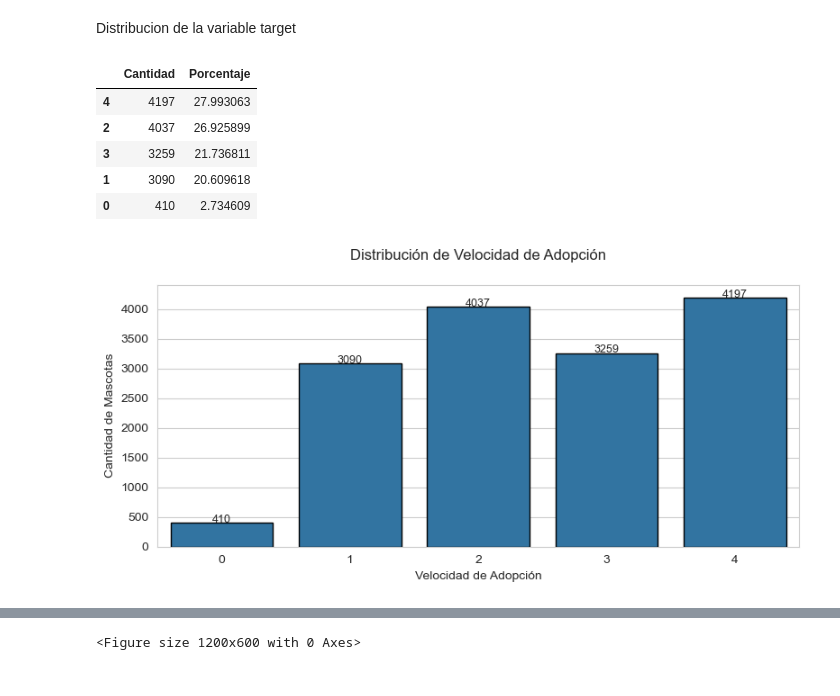
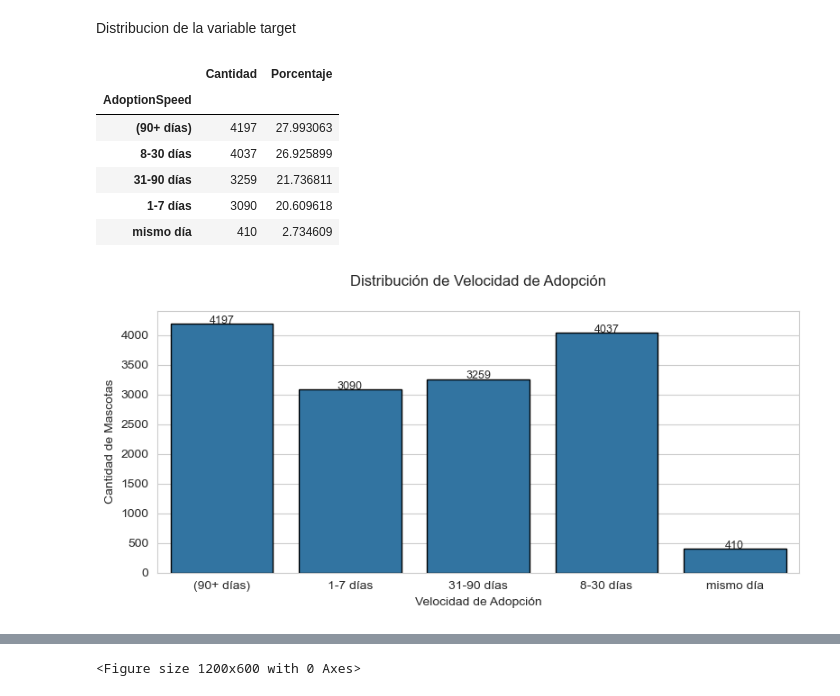
Before and after one commit to ctalamilla/austral-mcd-ldi2, a Jupyter notebook: TP_Grupo7_LDI2.ipynb, the cells around one changed output, grey strips where cells are left out. Saved outputs shown, nothing was run; the diff lists cells and outputs as text; code cells hidden in the pictures.

```diff
--- a/TP_Grupo7_LDI2.ipynb
+++ b/TP_Grupo7_LDI2.ipynb
@@ -65,9 +110,9 @@ print(os.listdir("./input/petfinder-adoption-prediction"))
 # %%
-breeds = pd.read_csv('./input/petfinder-adoption-prediction/breed_labels.csv')
-colors = pd.read_csv('./input/petfinder-adoption-prediction/color_labels.csv')
-states = pd.read_csv('./input/petfinder-adoption-prediction/state_labels.csv')
+breeds = pd.read_csv(f'{main_path}breed_labels.csv', dtype=breeds_dtypes)
+colors = pd.read_csv(f'{main_path}color_labels.csv',  dtype=colors_dtypes)
+states = pd.read_csv('./input/petfinder-adoption-prediction/state_labels.csv', dtype=states_dtypes)
 
-train = pd.read_csv('./input/petfinder-adoption-prediction/train/train.csv')
+train = pd.read_csv(f'{main_path}train/train.csv', dtype=train_dtypes)
 
 df = train.copy()
 # %% [markdown]
@@ -96,3 +161,34 @@ df.sample(3).T
 df.shape
 # %% [output]
 (14993, 24)
+# %%
+# Diccionarios de mapeo basados en tu descripción
+map_type = {1: 'Perro', 2: 'Gato'}
+map_gender = {1: 'Macho', 2: 'Hembra', 3: 'Mixto'}
+map_maturity = {1: 'Pequeño', 2: 'Mediano', 3: 'Grande', 4: 'Extra grande', 0: 'No especificado'}
+map_furlength = {1: 'Corto', 2: 'Medio', 3: 'Largo', 0: 'No especificado'}
+map_vaccinated = {1: 'Sí', 2: 'No', 3: 'No claro'}
+map_dewormed = {1: 'Sí', 2: 'No', 3: 'No claro'}
+map_sterilized = {1: 'Sí', 2: 'No', 3: 'No claro'}
+map_health = {1: 'Saludable', 2: 'Lesión menor', 3: 'Lesión grave', 0: 'No especificado'}
+map_adoption_speed = {
+    0: "mismo día",
+    1: "1-7 días",
+    2: "8-30 días",
+    3: "31-90 días",
+    4: "(90+ días)"
+}
+# %%
+# Copiamos el DataFrame original
+df_expl = df.copy()
+# %%
+# Aplicamos los mapeos a las columnas codificadas
+df_expl['Type'] = df_expl['Type'].astype('int').map(map_type)
+df_expl['Gender'] = df_expl['Gender'].astype('int').map(map_gender)
+df_expl['MaturitySize'] = df_expl['MaturitySize'].astype('int').map(map_maturity)
+df_expl['FurLength'] = df_expl['FurLength'].astype('int').map(map_furlength)
+df_expl['Vaccinated'] = df_expl['Vaccinated'].astype('int').map(map_vaccinated)
+df_expl['Dewormed'] = df_expl['Dewormed'].astype('int').map(map_dewormed)
+df_expl['Sterilized'] = df_expl['Sterilized'].astype('int').map(map_sterilized)
+df_expl['Health'] = df_expl['Health'].astype('int').map(map_health)
+df_expl['AdoptionSpeed'] = df_expl['AdoptionSpeed'].astype('int').map(map_adoption_speed)
@@ -99,40 +215,41 @@ df.shape
 # %% [markdown]
 Distribucion de la variable target
 # %%
-df['AdoptionSpeed'].value_counts().to_frame('Cantidad').assign(Porcentaje=lambda x: x/x.sum()*100)
+df_expl['AdoptionSpeed'].value_counts().to_frame('Cantidad').assign(Porcentaje=lambda x: x/x.sum()*100)
 # %% [output]
 |  | Cantidad | Porcentaje |
-| 4 | 4197 | 27.993063 |
-| 2 | 4037 | 26.925899 |
-| 3 | 3259 | 21.736811 |
-| 1 | 3090 | 20.609618 |
-| 0 | 410 | 2.734609 |
+| AdoptionSpeed |  |  |
+| (90+ días) | 4197 | 27.993063 |
+| 8-30 días | 4037 | 26.925899 |
+| 31-90 días | 3259 | 21.736811 |
+| 1-7 días | 3090 | 20.609618 |
+| mismo día | 410 | 2.734609 |
 # %%
 # Preparar datos
-adoption_counts = train['AdoptionSpeed'].value_counts().sort_index().reset_index()
+adoption_counts = df_expl['AdoptionSpeed'].value_counts().sort_index().reset_index()
 adoption_counts.columns = ['AdoptionSpeed', 'count']
 
 
 # Crear gráfico
 plt.figure(figsize=(8, 4))
 ax = sns.barplot(
     data=adoption_counts,
     x='AdoptionSpeed',
     y='count',
     #palette=colors,
     edgecolor='black'
 )
 
 # Etiquetas y título
 plt.title('Distribución de Velocidad de Adopción', pad=20)
 plt.xlabel('Velocidad de Adopción')
 plt.ylabel('Cantidad de Mascotas')
 
 # Etiquetas sobre las barras
 for i, row in adoption_counts.iterrows():
     ax.text(i, row['count'] + 2, row['count'], ha='center', fontsize=9)
 
 plt.tight_layout()
 plt.show()
 # %% [output]
-[figure, old version]
+[figure, new version]
```
Also changed, not shown: parts of 19 cells of this notebook.
